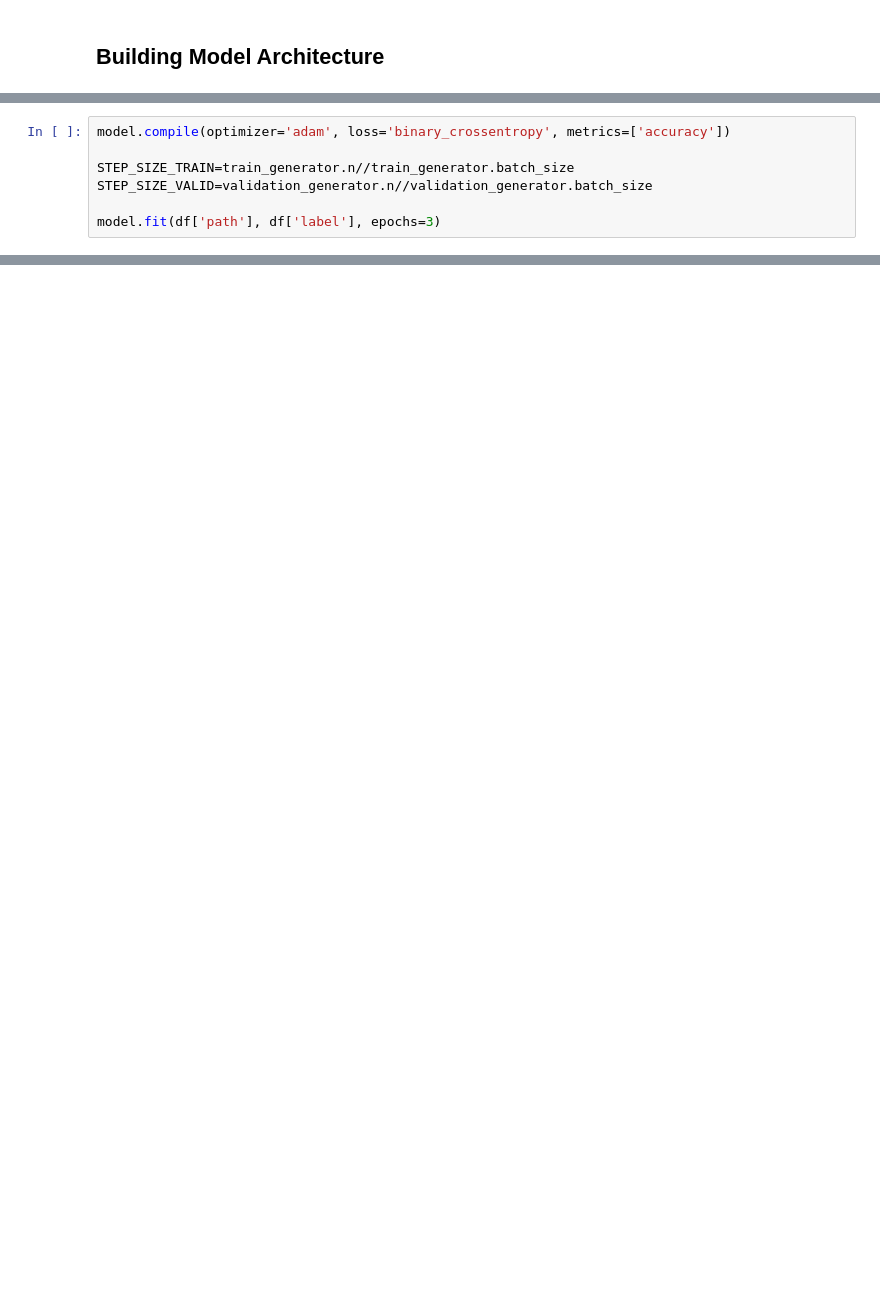
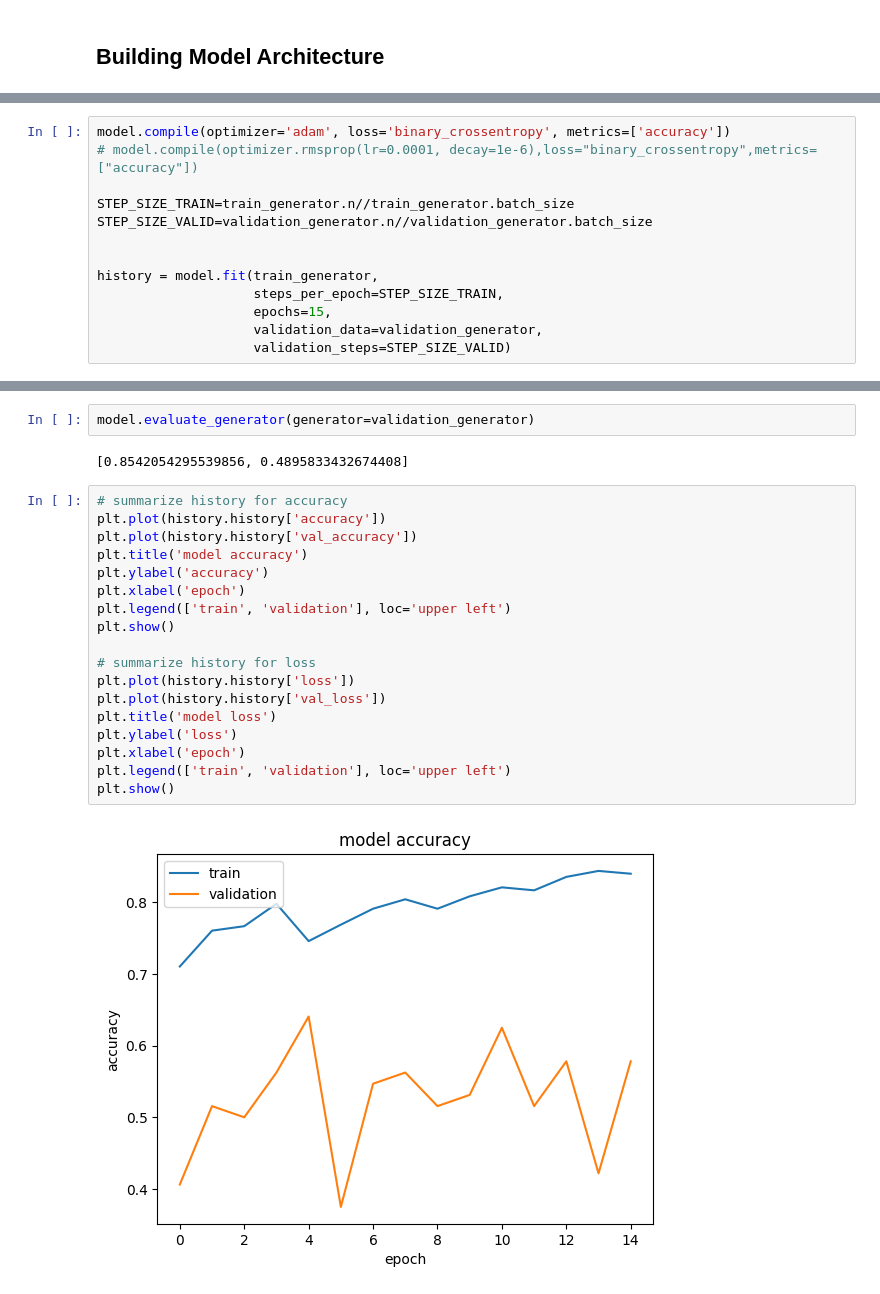
Before and after one commit to kristopher-smith/CNN-Cancer-Detection, a Jupyter notebook: cnn-cancer-detection.ipynb, the cells around one changed output, grey strips where cells are left out. Saved outputs shown, nothing was run; the diff lists cells and outputs as text; blank space fills up the shorter version.

```diff
--- a/cnn-cancer-detection.ipynb
+++ b/cnn-cancer-detection.ipynb
@@ -201,7 +265,13 @@ model.summary()
 # %%
 model.compile(optimizer='adam', loss='binary_crossentropy', metrics=['accuracy'])
+# model.compile(optimizer.rmsprop(lr=0.0001, decay=1e-6),loss="binary_crossentropy",metrics=["accuracy"])
 
 STEP_SIZE_TRAIN=train_generator.n//train_generator.batch_size
 STEP_SIZE_VALID=validation_generator.n//validation_generator.batch_size
 
-model.fit(df['path'], df['label'], epochs=3)
+
+history = model.fit(train_generator,
+                    steps_per_epoch=STEP_SIZE_TRAIN,
+                    epochs=15,
+                    validation_data=validation_generator,
+                    validation_steps=STEP_SIZE_VALID)
@@ -207,0 +298,24 @@ model.fit(df['path'], df['label'], epochs=3)
+# %%
+model.evaluate_generator(generator=validation_generator)
+# %% [output]
+[0.8542054295539856, 0.4895833432674408]
+# %%
+# summarize history for accuracy
+plt.plot(history.history['accuracy'])
+plt.plot(history.history['val_accuracy'])
+plt.title('model accuracy')
+plt.ylabel('accuracy')
+plt.xlabel('epoch')
+plt.legend(['train', 'validation'], loc='upper left')
+plt.show()
+
+# summarize history for loss
+plt.plot(history.history['loss'])
+plt.plot(history.history['val_loss'])
+plt.title('model loss')
+plt.ylabel('loss')
+plt.xlabel('epoch')
+plt.legend(['train', 'validation'], loc='upper left')
+plt.show()
+# %% [output]
+[figure, added]
```
Also changed, not shown: parts of 11 cells of this notebook.
